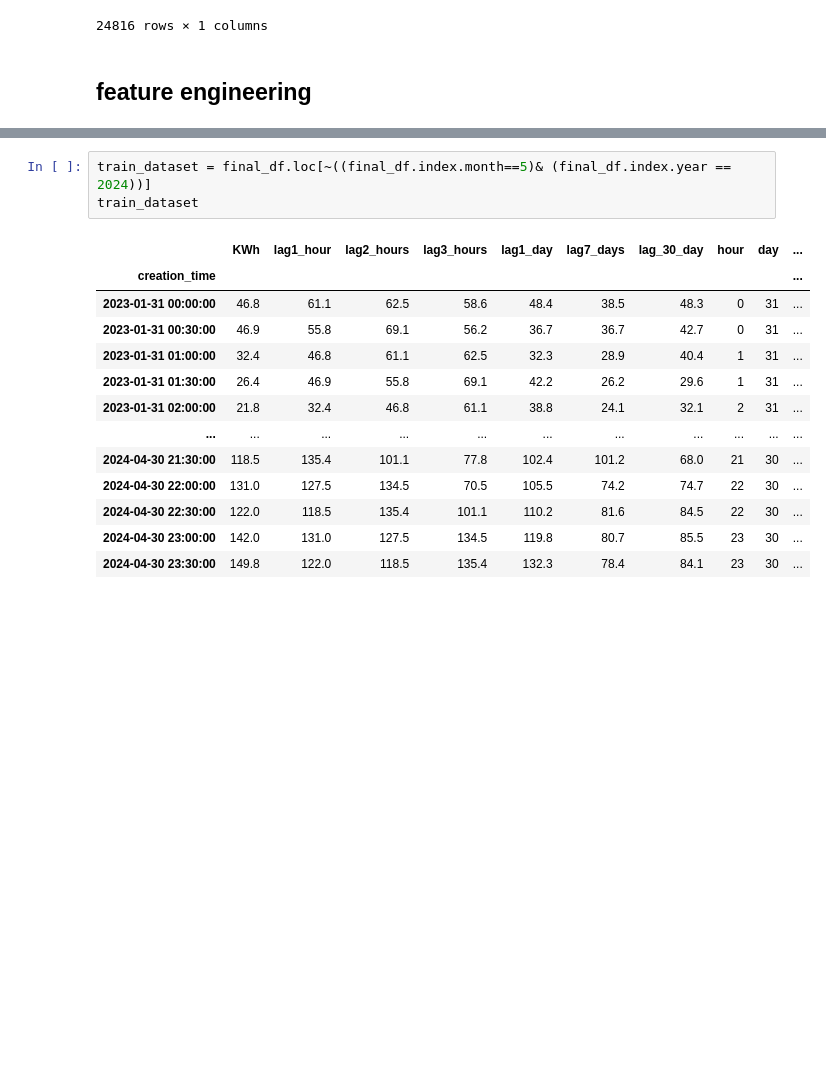
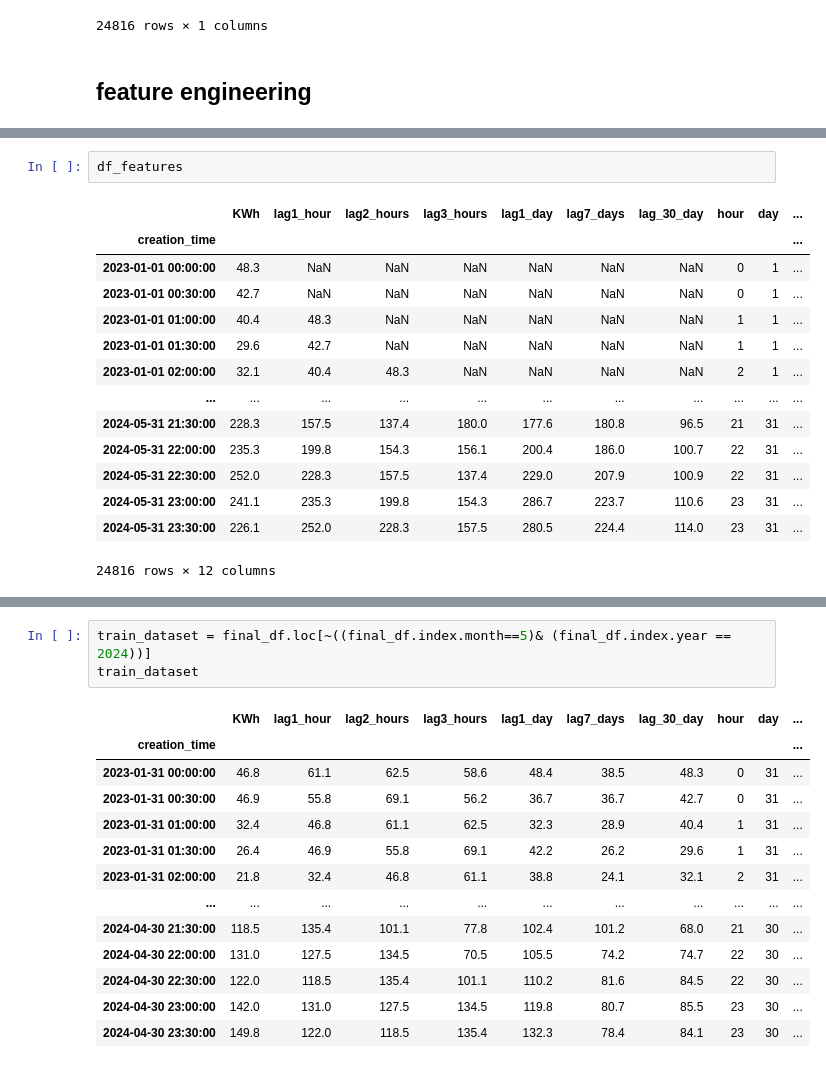
Before and after one commit to Harshvardhan1407/load_forecasting, a Jupyter notebook: main.ipynb, the cells around one changed output, grey strips where cells are left out. Drawn from its saved outputs; the diff is of its cells as text; blank space fills up the shorter version.

```diff
--- a/main.ipynb
+++ b/main.ipynb
@@ -375,3 +428,20 @@ holidays_lst: [datetime.date(2023, 1, 1), datetime.date(2023, 1, 8), datetime.da
+# %%
+df_features
+# %% [output]
+|  | KWh | lag1_hour | lag2_hours | lag3_hours | lag1_day | lag7_days | lag_30_day | hour | day | ... |
+| creation_time |  |  |  |  |  |  |  |  |  | ... |
+| 2023-01-01 00:00:00 | 48.3 | NaN | NaN | NaN | NaN | NaN | NaN | 0 | 1 | ... |
+| 2023-01-01 00:30:00 | 42.7 | NaN | NaN | NaN | NaN | NaN | NaN | 0 | 1 | ... |
+| 2023-01-01 01:00:00 | 40.4 | 48.3 | NaN | NaN | NaN | NaN | NaN | 1 | 1 | ... |
+| 2023-01-01 01:30:00 | 29.6 | 42.7 | NaN | NaN | NaN | NaN | NaN | 1 | 1 | ... |
+| 2023-01-01 02:00:00 | 32.1 | 40.4 | 48.3 | NaN | NaN | NaN | NaN | 2 | 1 | ... |
+| ... | ... | ... | ... | ... | ... | ... | ... | ... | ... | ... |
+| 2024-05-31 21:30:00 | 228.3 | 157.5 | 137.4 | 180.0 | 177.6 | 180.8 | 96.5 | 21 | 31 | ... |
+| 2024-05-31 22:00:00 | 235.3 | 199.8 | 154.3 | 156.1 | 200.4 | 186.0 | 100.7 | 22 | 31 | ... |
+| 2024-05-31 22:30:00 | 252.0 | 228.3 | 157.5 | 137.4 | 229.0 | 207.9 | 100.9 | 22 | 31 | ... |
+| 2024-05-31 23:00:00 | 241.1 | 235.3 | 199.8 | 154.3 | 286.7 | 223.7 | 110.6 | 23 | 31 | ... |
+| 2024-05-31 23:30:00 | 226.1 | 252.0 | 228.3 | 157.5 | 280.5 | 224.4 | 114.0 | 23 | 31 | ... |
+24816 rows × 12 columns
 # %%
 weather_df
 # %% [output]
```
Also changed, not shown: parts of 11 cells of this notebook.
